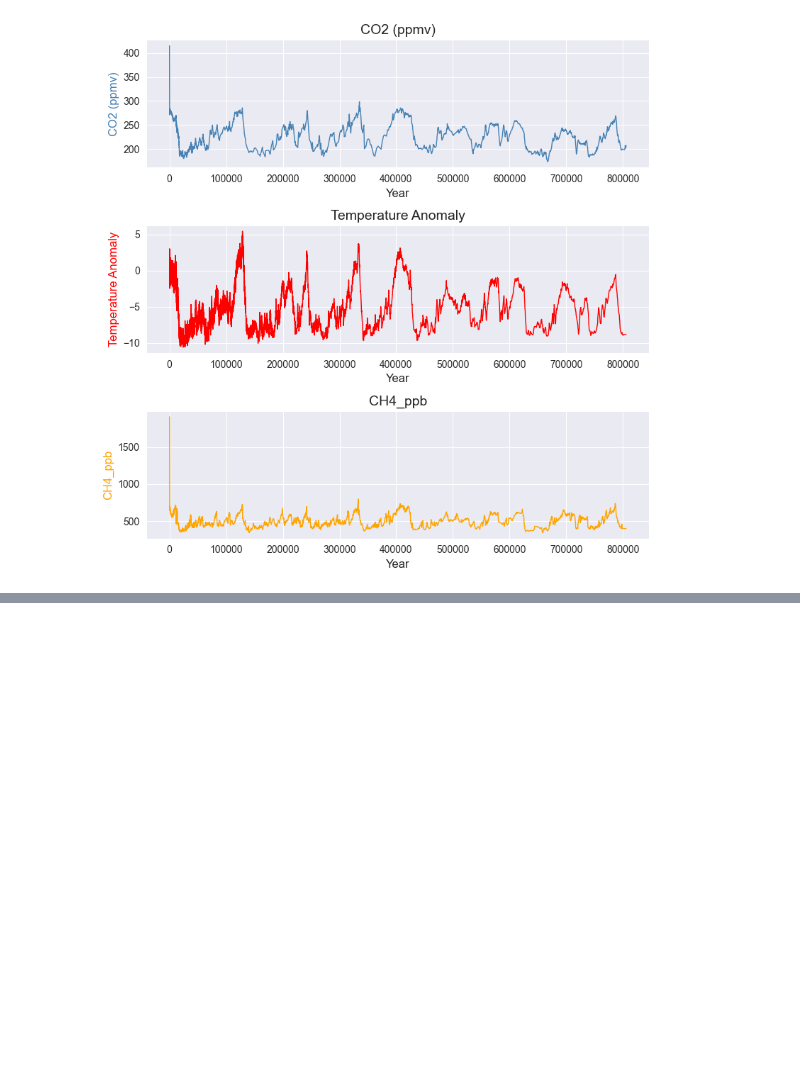
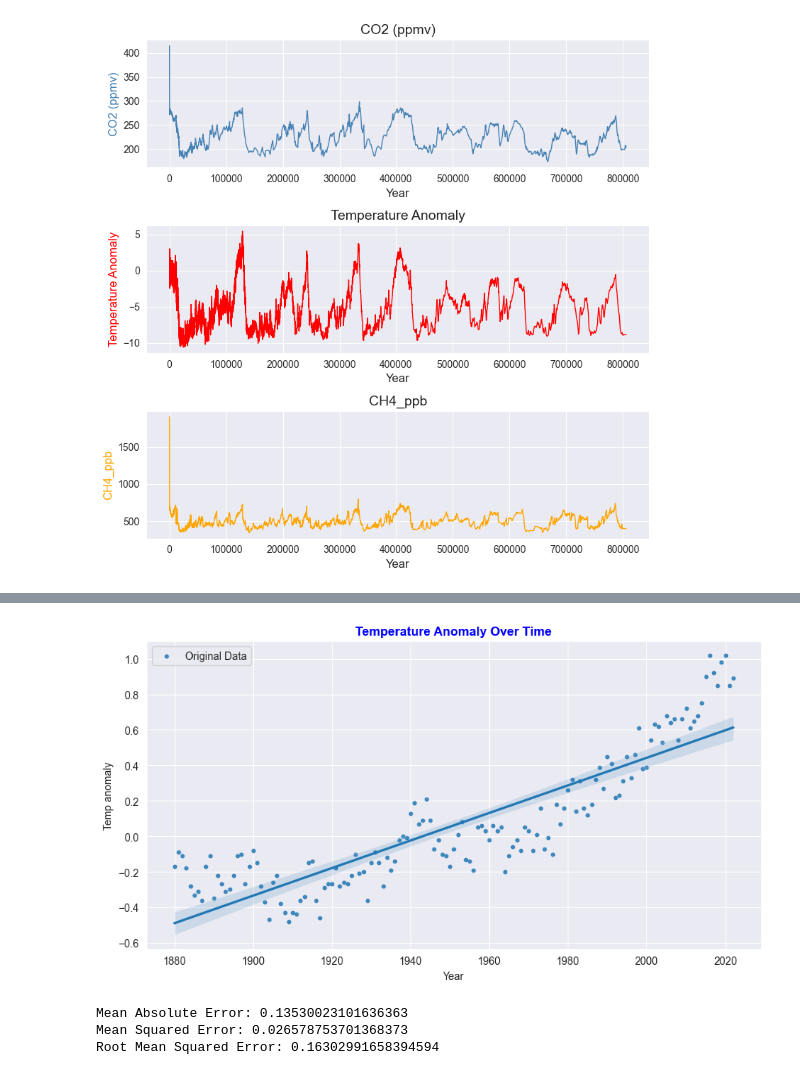
Before and after one commit to Cecilia8989/PfDA_Project2, a Jupyter notebook: pfda_project2.ipynb, the cells around one changed output, grey strips where cells are left out. Drawn from its saved outputs; the diff is of its cells as text; code cells hidden in the pictures; blank space fills up the shorter version.

Commit message:
regression done

```diff
--- a/pfda_project2.ipynb
+++ b/pfda_project2.ipynb
@@ -1301,0 +1302,17 @@ plt.show()
+# %%
+#import nasa dataset for consistency and affiidability of the prevision of modern era estimation
+# https://climate.nasa.gov/vital-signs/global-temperature/
+# https://data.giss.nasa.gov/gistemp/graphs/graph_data/Global_Mean_Estimates_based_on_Land_and_Ocean_Data/graph.txt
+# https://www.temperaturerecord.org/#sources
+
+nasa_temp_anom_until_1880 = pd.read_csv('data\\Temperature\\nasa_until1880.txt', skiprows=3, sep='\s+', )
+# drop first row
+# https://stackoverflow.com/questions/43136137/drop-a-specific-row-in-pandas
+nasa_temp_anom_until_1880 = nasa_temp_anom_until_1880.drop(0).reset_index(drop=True)
+# keep only relevant columns
+nasa_temp_anom_until_1880 = nasa_temp_anom_until_1880[['Year','No_Smoothing']]
+# rename columns
+nasa_temp_anom_until_1880.columns=['Year','temp_anomaly']
+nasa_temp_anom_until_1880['Year']=nasa_temp_anom_until_1880['Year'].astype(int)
+
+nasa_temp_anom_until_1880
@@ -1301,0 +1333,52 @@ plt.show()
+# %%
+# plot the CO2 (ppmv) vs Gasage (yr BP)
+
+# Set the size of the figure
+plt.figure(figsize=(9, 5))
+
+# Create the scatter plot with a regression line
+# https://stackoverflow.com/questions/53257382/what-do-scatter-kws-and-line-kws-do-in-seaborn-lmplot
+sns.regplot(x='Year', y='temp_anomaly', data=nasa_temp_anom_until_1880, scatter_kws={'s': 10}, label='Original Data')
+
+
+plt.xlabel('Year')
+plt.ylabel('Temp anomaly')
+plt.title('Temperature Anomaly Over Time', fontweight='bold', color='blue')
+plt.legend()
+
+# Improve spacing
+plt.tight_layout()
+
+# Show the plot
+plt.show()
+# %% [output]
+[figure, added]
+# %%
+from sklearn.model_selection import train_test_split
+from sklearn.linear_model import LinearRegression
+import pandas as pd
+from sklearn import metrics
+import matplotlib.pyplot as plt
+
+# Assuming 'Year' and 'temp_anomaly' are the correct column names in your DataFrame
+x = nasa_temp_anom_until_1880[['Year']]
+y = nasa_temp_anom_until_1880['temp_anomaly']  # Removed extra brackets around 'temp_anomaly'
+
+# Split the data into training and testing sets
+x_train, x_test, y_train, y_test = train_test_split(x, y, train_size=0.7, test_size=0.3, random_state=42)
+
+# Create a linear regression model and fit it to the training data
+model = LinearRegression()
+model.fit(x_train, y_train)
+
+# Make predictions on the test set
+predictions = model.predict(x_test)
+
+# Evaluate the regression model
+print('Mean Absolute Error:', metrics.mean_absolute_error(y_test, predictions))
+print('Mean Squared Error:', metrics.mean_squared_error(y_test, predictions))
+print('Root Mean Squared Error:', metrics.mean_squared_error(y_test, predictions, squared=False))
+# %% [output]
+Mean Absolute Error: 0.13530023101636363
+Mean Squared Error: 0.026578753701368373
+Root Mean Squared Error: 0.16302991658394594
```
Also changed, not shown: parts of 14 cells of this notebook, 2 other files.
